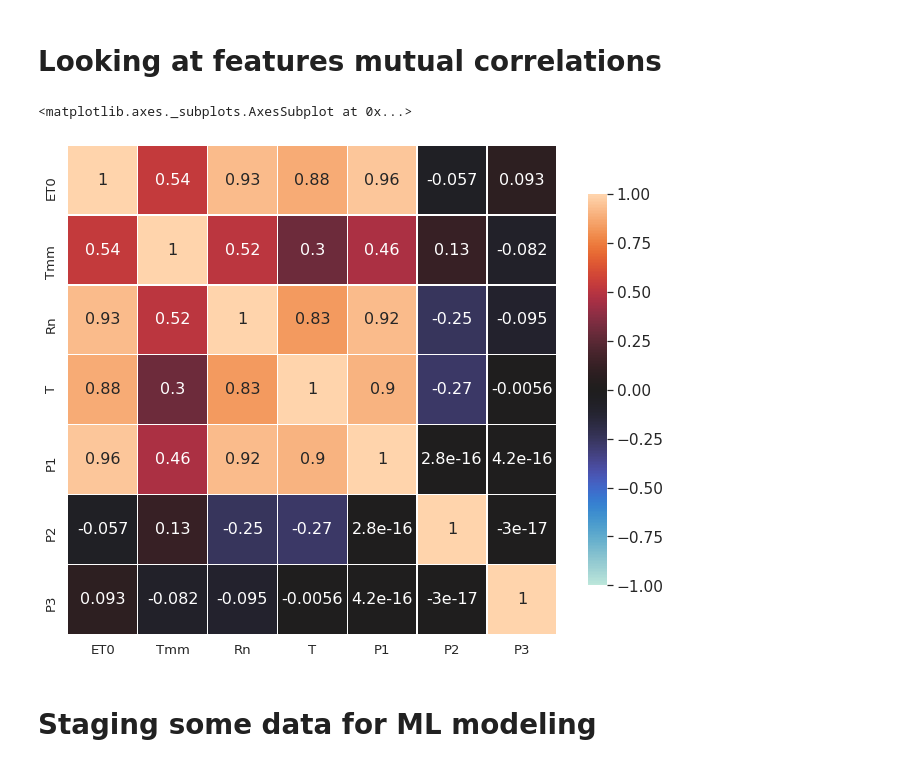
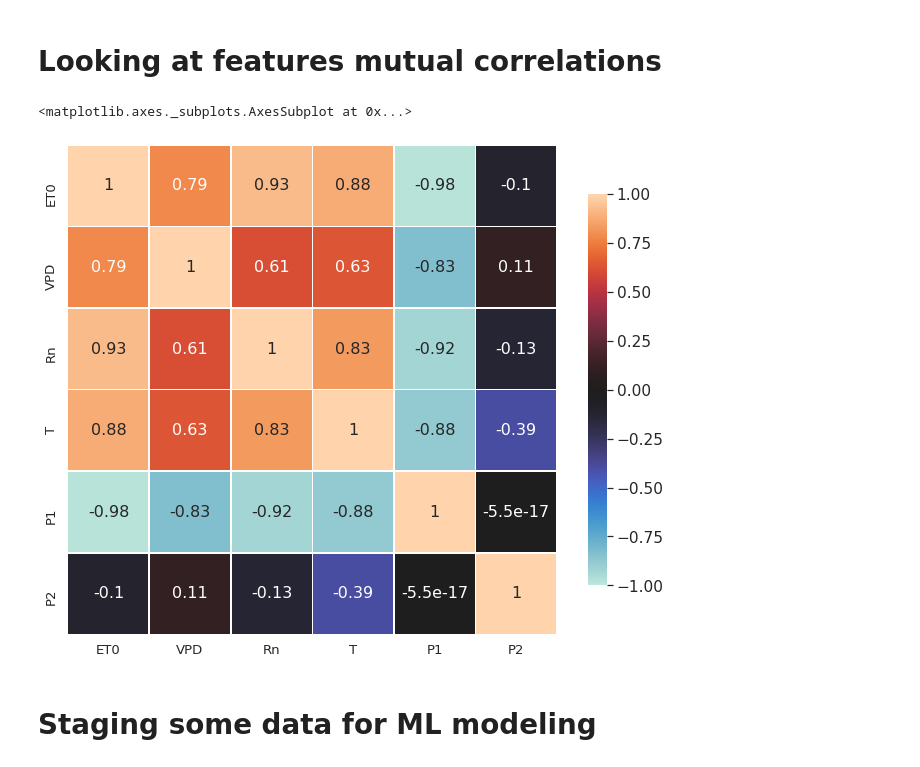
Before and after one commit to ekourkchi/Weather_research, a Jupyter notebook: GPR_PSO_Changde_1d_15ETplus.ipynb, the cells around one changed output. Drawn from its saved outputs; the diff is of its cells as text; code cells hidden in the pictures.

```diff
--- a/GPR_PSO_Changde_1d_15ETplus.ipynb
+++ b/GPR_PSO_Changde_1d_15ETplus.ipynb
@@ -72,17 +82,3 @@ data.set_index("TIMESTAMP", inplace=True)
 # resample data daily, forward linear interpolation to fill the missing values
 data.resample('1d').mean()
 data = data.interpolate(method='linear', limit_direction='forward', axis=0)
-
-## Optional:
-## Generating the first three principal (P1, P2, P3) components basesd on ET0, VPD, Rn and T.
-myData = data[["ET0", "VPD", "Rn", "T"]].ffill()
-z_scaler = StandardScaler()
-z_data = z_scaler.fit_transform(myData)
-pca_data = PCA().fit_transform(z_data);
-pca_trafo = PCA().fit(z_data);
-data["P1"] = pca_data[:,0]
-data["P2"] = pca_data[:,1]
-data["P3"] = pca_data[:,3]
-
-# displaying the first couple rows of the data table
-data.head()
@@ -97,5 +89,20 @@ data.head()
 # %%
 data["ET0"] = np.log(data["ET0"])
 data["Rn"] = np.log(data["Rn"])
-data["VPD"] = np.log(data["VPD"])
+data["VPD"] = np.log(data["VPD"]+1.E-5)
+
 data["Tmm"] = data["TA_max"] - data["TA_min"]
+# %%
+## Optional:
+## Generating the first three principal (P1, P2, P3) components basesd on ET0, VPD, Rn and T.
+myData = data[["Tmm", "ET0", "T", "Rn", "VPD"]].ffill()
+z_scaler = StandardScaler()
+z_data = z_scaler.fit_transform(myData)
+pca_data = PCA().fit_transform(z_data);
+pca_trafo = PCA().fit(z_data);
+data["P1"] = pca_data[:,0]
+data["P2"] = pca_data[:,1]
+# data["P3"] = pca_data[:,3]
+
+# displaying the first couple rows of the data table
+data.head()
@@ -114,23 +129,23 @@ pp = sns.pairplot(data[["ET0", "Tmm", "Rn", "T"]].dropna(), diag_kind="kde", mar
 # %% [markdown]
 # Looking at features mutual correlations
 # %%
-corr = data[["ET0", "Tmm", "Rn", "T", "P1", "P2", "P3"]].dropna().corr()
+corr = data[["ET0", "VPD", "Rn", "T", "P1", "P2"]].dropna().corr()
 
 ### Generate a mask for the upper triangle
 mask = np.zeros_like(corr, dtype=np.bool)
 mask[np.triu_indices_from(mask)] = True
 
 ### Set up the matplotlib figure
 f, ax = plt.subplots(figsize=(11, 9))
 
 sns.set(font_scale=1.4)
 
 ### Draw the heatmap with the mask and correct aspect ratio
 sns.heatmap(corr, vmin=-1,vmax=1.0, center=0,
             square=True, linewidths=.5, cbar_kws={"shrink": .8}, annot_kws={"size": 16}, annot=True) # , mask=mask)
 # %% [output]
 <matplotlib.axes._subplots.AxesSubplot at 0x...>
-[figure, old version]
+[figure, new version]
 # %% [markdown]
 # Staging some data for ML modeling
 # %% [markdown]
```
Also changed, not shown: parts of 17 cells of this notebook.
